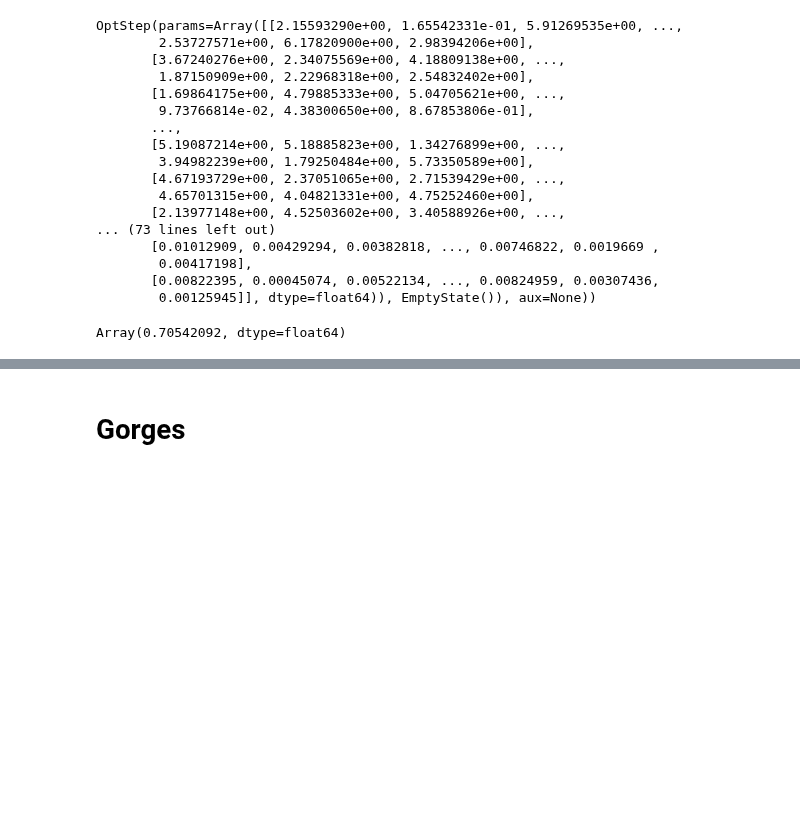
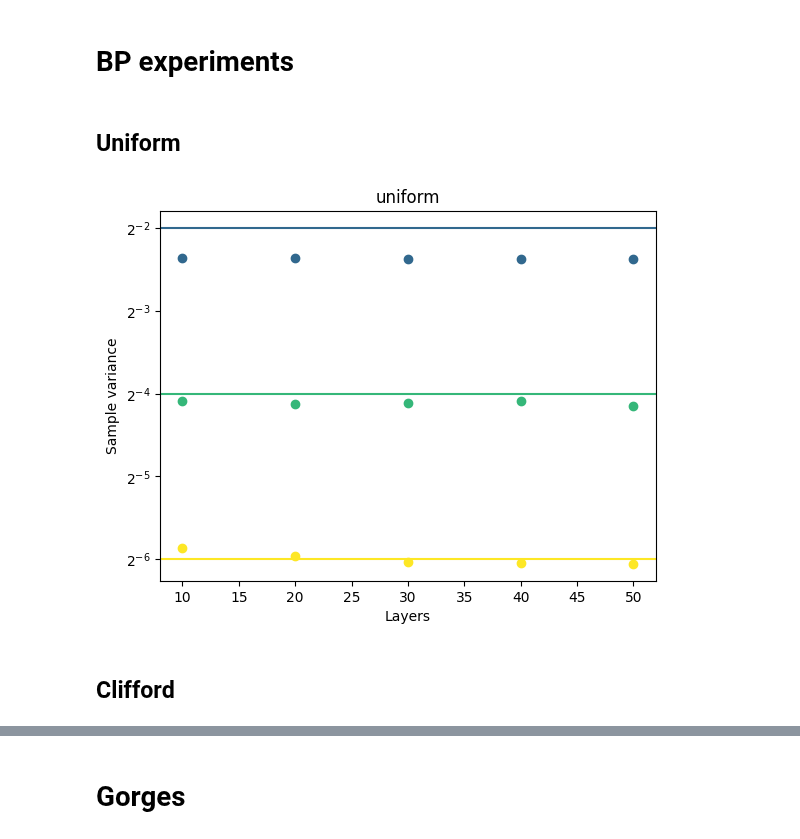
Before and after one commit to idnm/barren_traps, a Jupyter notebook: barren_traps.ipynb, the cells around one changed output, grey strips where cells are left out. Saved outputs shown, nothing was run; the diff lists cells and outputs as text; code cells hidden in the pictures; blank space fills up the shorter version.

Commit message:
uniform+clifford with new expval

```diff
--- a/barren_traps.ipynb
+++ b/barren_traps.ipynb
@@ -251,25 +14,18 @@ values = jax.vmap(solver.run)(x0)
-# %%
-values
-# %% [output]
-OptStep(params=Array([[2.15593290e+00, 1.65542331e-01, 5.91269535e+00, ...,
-        2.53727571e+00, 6.17820900e+00, 2.98394206e+00],
-       [3.67240276e+00, 2.34075569e+00, 4.18809138e+00, ...,
-        1.87150909e+00, 2.22968318e+00, 2.54832402e+00],
-       [1.69864175e+00, 4.79885333e+00, 5.04705621e+00, ...,
-        9.73766814e-02, 4.38300650e+00, 8.67853806e-01],
-       ...,
-       [5.19087214e+00, 5.18885823e+00, 1.34276899e+00, ...,
-        3.94982239e+00, 1.79250484e+00, 5.73350589e+00],
-       [4.67193729e+00, 2.37051065e+00, 2.71539429e+00, ...,
-        4.65701315e+00, 4.04821331e+00, 4.75252460e+00],
-       [2.13977148e+00, 4.52503602e+00, 3.40588926e+00, ...,
-... (73 lines left out)
-       [0.01012909, 0.00429294, 0.00382818, ..., 0.00746822, 0.0019669 ,
-        0.00417198],
-       [0.00822395, 0.00045074, 0.00522134, ..., 0.00824959, 0.00307436,
-        0.00125945]], dtype=float64)), EmptyState()), aux=None))
-# %%
-x = vqa.random_parameters(rng=rng)
-loss(x)
-# %% [output]
-Array(0.70542092, dtype=float64)
+# %% [markdown]
+# BP experiments
+# %% [markdown]
+## Uniform
+# %%
+exp = BPExperiment.load('uniform')
+
+qubits = range(2, 6+1, 2)
+layers = range(10, 50+1, 10)
+num_samples = 100
+exp.run(qubits, layers, num_samples)
+# %%
+exp = BPExperiment.load('uniform')
+exp.plot_results()
+# %% [output]
+[figure, added]
+# %% [markdown]
+## Clifford
```
Also changed, not shown: parts of 10 cells of this notebook, 5 other files.
